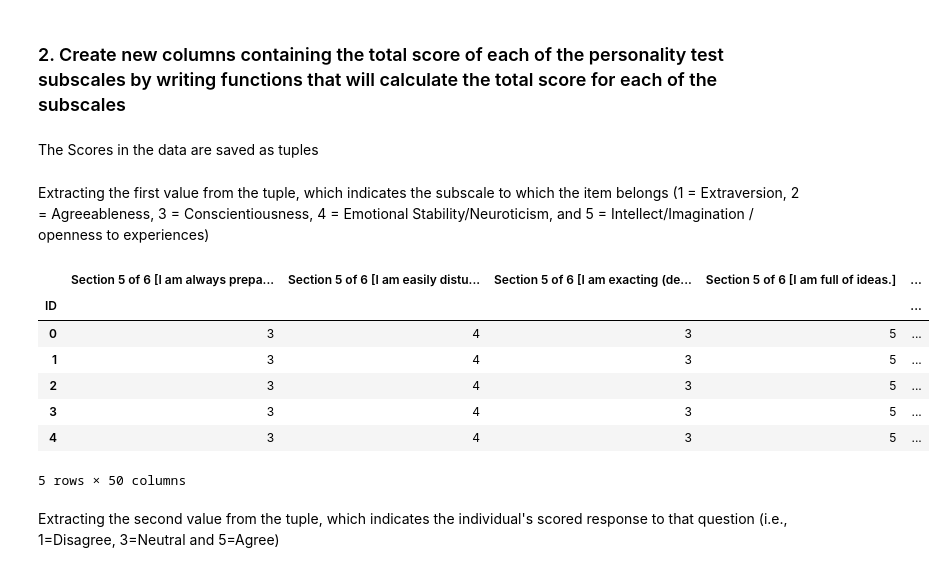
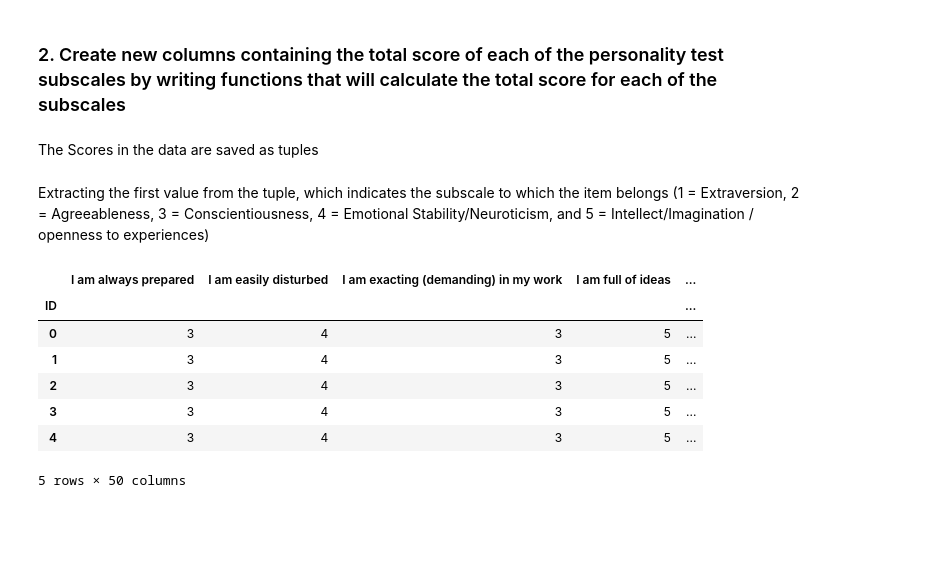
Before and after one commit to RTEE001/Data-wrangling, a Jupyter notebook: data_wrangling/Data-wrangling.ipynb, the cells around one changed output. Saved outputs shown, nothing was run; the diff lists cells and outputs as text; code cells hidden in the pictures; blank space fills up the shorter version.

```diff
--- a/data_wrangling/Data-wrangling.ipynb
+++ b/data_wrangling/Data-wrangling.ipynb
@@ -63,0 +66,6 @@ examined_personality_dataframe.head()
+# %%
+
+examined_personality_dataframe.rename(columns = lambda x: x.replace('Section 5 of 6 [', ''), inplace = True)
+examined_personality_dataframe.rename(columns = lambda x: x.replace('.]',''), inplace = True)
+examined_personality_dataframe.rename(columns = lambda x: x.replace(']',''), inplace = True)
+examined_personality_dataframe.head()
@@ -64,19 +81,19 @@ examined_personality_dataframe.head()
 # %% [markdown]
 ### 2. Create new columns containing the total score of each of the personality test subscales by writing functions that will calculate the total score for each of the subscales
-# %% [markdown]
-The Scores in the data are saved as tuples
+# %% [markdown]
+The Scores in the data are saved as tuples
 # %% [markdown]
 Extracting the first value from the tuple, which indicates the subscale to which the item belongs (1 = Extraversion, 2 = Agreeableness, 3 = Conscientiousness, 4 = Emotional Stability/Neuroticism, and 5 = Intellect/Imagination / openness to experiences)
 # %%
-def subscale(data_frame):
+def subscale_trait(data_frame):
     sub = data_frame.str[1]
     return sub
 # %%
-subscale_dataframe = examined_personality_dataframe.apply(subscale,axis = 1)
+subscale_dataframe = examined_personality_dataframe.apply(subscale_trait,axis = 1)
 subscale_dataframe= subscale_dataframe.astype(int)
 subscale_dataframe.head()
 # %% [output]
-|  | Section 5 of 6 [I am always prepa... | Section 5 of 6 [I am easily distu... | Section 5 of 6 [I am exacting (de... | Section 5 of 6 [I am full of ideas.] | ... |
+|  | I am always prepared | I am easily disturbed | I am exacting (demanding) in my work | I am full of ideas | ... |
 | ID |  |  |  |  | ... |
 | 0 | 3 | 4 | 3 | 5 | ... |
 | 1 | 3 | 4 | 3 | 5 | ... |
@@ -84,5 +101,3 @@ subscale_dataframe.head()
 | 3 | 3 | 4 | 3 | 5 | ... |
 | 4 | 3 | 4 | 3 | 5 | ... |
 5 rows × 50 columns
-# %% [markdown]
-Extracting the second value from the tuple, which indicates the individual's scored response to that question (i.e., 1=Disagree, 3=Neutral and 5=Agree)
```
Also changed, not shown: parts of 31 cells of this notebook.
